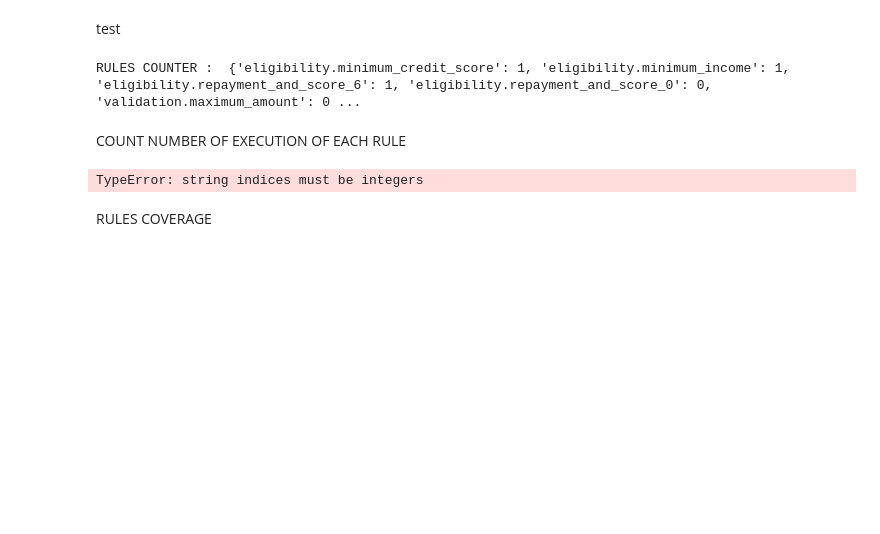
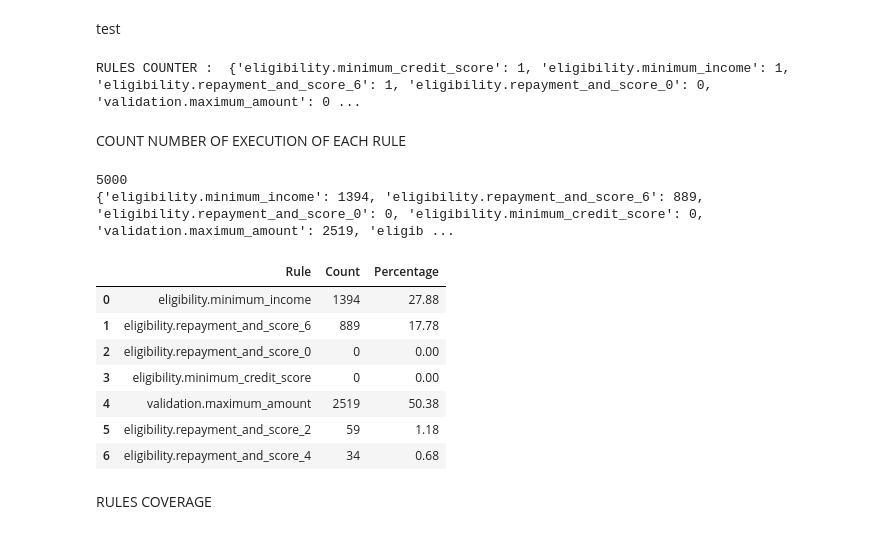
Before and after one commit to DecisionsDev/simulatte, a Jupyter notebook: notebooks/ODM/odm-loanvalidation-simulation-analytics.ipynb, the cells around one changed output. Drawn from its saved outputs; the diff is of its cells as text; code cells hidden in the pictures; blank space fills up the shorter version.

```diff
--- a/notebooks/ODM/odm-loanvalidation-simulation-analytics.ipynb
+++ b/notebooks/ODM/odm-loanvalidation-simulation-analytics.ipynb
@@ -782,33 +799,44 @@ COUNT NUMBER OF EXECUTION OF EACH RULE
 # %%
 rules = []
 rules_counter = dict()
 
+print(len(outputData))
 for number_of_decision in range(0,len(outputData)):
 
     if 'ruleInformation' in outputData[number_of_decision]['trace']['rulesFired']:
         executed_rules = outputData[number_of_decision]['trace']['rulesFired']['ruleInformation']
         rules.extend(executed_rules)
 
         for executed_rule in executed_rules:
             if executed_rule['name'] in rules_counter:
                 rules_counter[executed_rule['name']] += 1
             else :
                 rules_counter[executed_rule['name']] = 1
 
     if 'ruleInformation' in outputData[number_of_decision]['trace']['rulesNotFired']:
         not_executed_rules = outputData[number_of_decision]['trace']['rulesNotFired']['ruleInformation']
 
         for not_executed_rule in not_executed_rules:
-            rules_counter[not_executed_rule['name']] = 0
+            if not_executed_rule['name'] not in rules_counter:
+                rules_counter[not_executed_rule['name']] = 0
 
 
-
+print(rules_counter)
 rules_coverage = pd.DataFrame(rules_counter.items(), columns=['Rule', 'Count'])
 rules_coverage['Percentage']= (rules_coverage['Count']*100)/datasink.shape[0]
 
 rules_coverage
 # %% [output]
-TypeError: string indices must be integers
+5000
+{'eligibility.minimum_income': 1394, 'eligibility.repayment_and_score_6': 889, 'eligibility.repayment_and_score_0': 0, 'eligibility.minimum_credit_score': 0, 'validation.maximum_amount': 2519, 'eligib ...
+|  | Rule | Count | Percentage |
+| 0 | eligibility.minimum_income | 1394 | 27.88 |
+| 1 | eligibility.repayment_and_score_6 | 889 | 17.78 |
+| 2 | eligibility.repayment_and_score_0 | 0 | 0.00 |
+| 3 | eligibility.minimum_credit_score | 0 | 0.00 |
+| 4 | validation.maximum_amount | 2519 | 50.38 |
+| 5 | eligibility.repayment_and_score_2 | 59 | 1.18 |
+| 6 | eligibility.repayment_and_score_4 | 34 | 0.68 |
 # %% [markdown]
 RULES COVERAGE
 # %%
```
Also changed, not shown: parts of 13 cells of this notebook, 10 other files.
